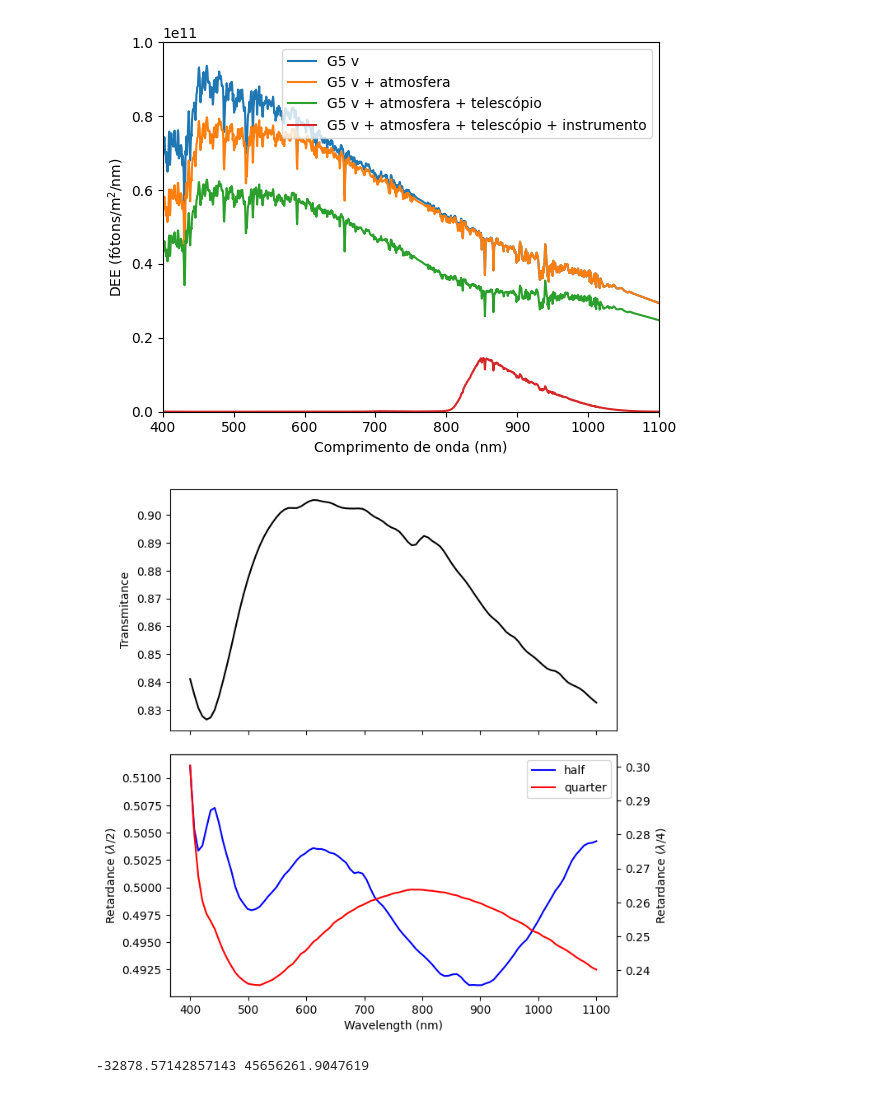
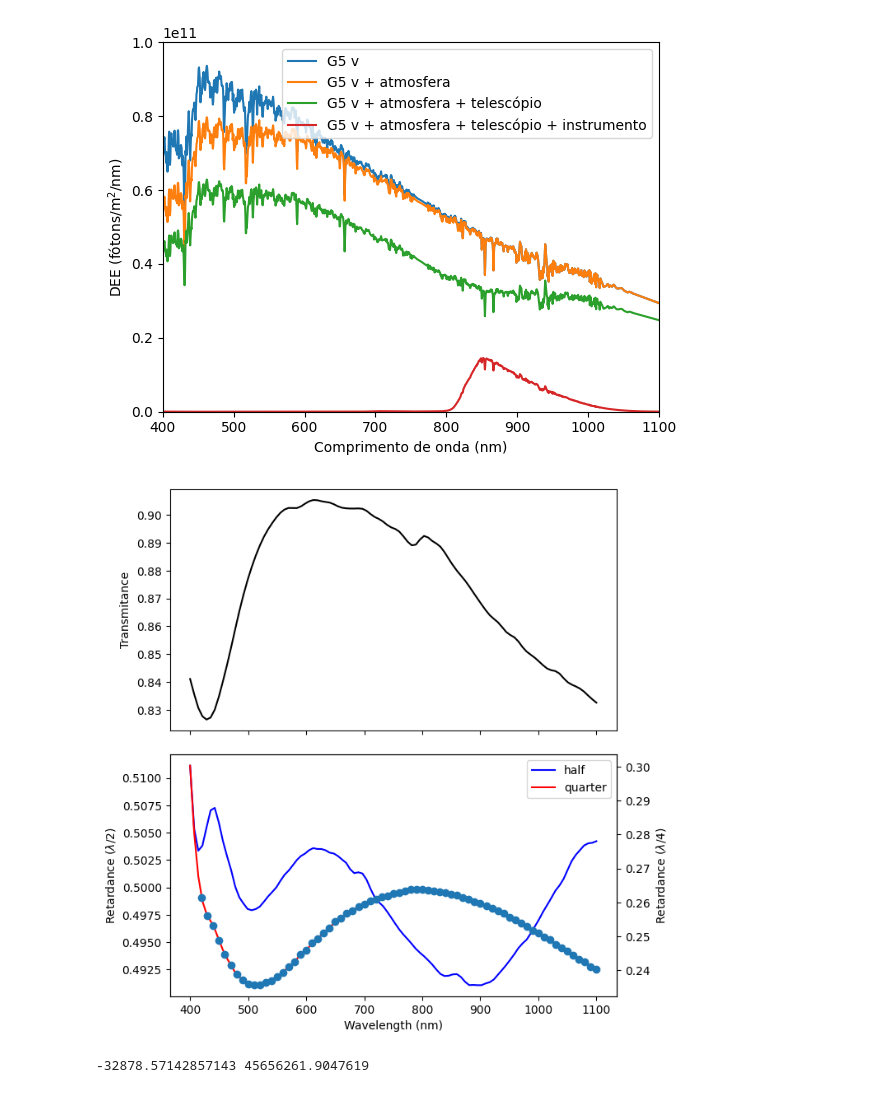
Before and after one commit to DBernardes/AIS, a Jupyter notebook: spectral_responses.ipynb, the cells around one changed output. Cells and saved outputs as stored; diff of their text form; code cells hidden in the pictures.

```diff
--- a/spectral_responses.ipynb
+++ b/spectral_responses.ipynb
@@ -452,6 +428,7 @@ import os
 
 import matplotlib.pyplot as plt
 import numpy as np
+import pandas as pd
 
 from AIS.Spectral_Response import Channel
 
@@ -460,34 +437,40 @@ sed = np.ones(100)
 
 ch = Channel(1)
 ch.obj_wavelength = wv
 trans = ch.get_spectral_response(wv, "retarder.csv")
 half = ch._get_spectral_response_custom("retarder_phase_diff_half.csv", "Retardance")
 quarter = ch._get_spectral_response_custom(
     "retarder_phase_diff_quarter.csv", "Retardance"
 )
+
+csv = os.path.join(
+    "AIS", "Spectral_Response", "channel", "retarder_phase_diff_quarter.csv"
+)
+ss = pd.read_csv(csv)
 
 fig, axs = plt.subplots(2, 1, sharex=True, figsize=(7, 8))
 fig.subplots_adjust(hspace=0.1)
 
 ax0 = axs[0]
 ax0.plot(wv, trans, "k")
 ax0.set_ylabel("Transmitance")
 
 ax1 = axs[1]
 ax1.plot(wv, half, "b", label="half")
 ax1.set_xlabel("Wavelength (nm)")
 ax1.set_ylabel(r"Retardance ($\lambda/2$)")
 
 ax2 = ax1.twinx()
 ax2.plot(wv, quarter, "r", label="quarter")
+ax2.plot(ss["Wavelength (nm)"], ss["Retardance"], "o")
 ax2.set_ylabel(r"Retardance ($\lambda/4$)")
 fig.legend(loc="upper right", bbox_to_anchor=(1, 1), bbox_transform=ax1.transAxes)
 plt.savefig(
     os.path.join("notebook/figures/lamina_retardadora_transmissao.png"), dpi=300
 )
 plt.show()
 # %% [output]
-[figure, old version]
+[figure, new version]
 # %%
 # DEPOLARIZER: PHASE SHIFT LINEAR ADJUSTMENT
 import os
```
Also changed, not shown: parts of 1 cell of this notebook, 6 other files.
